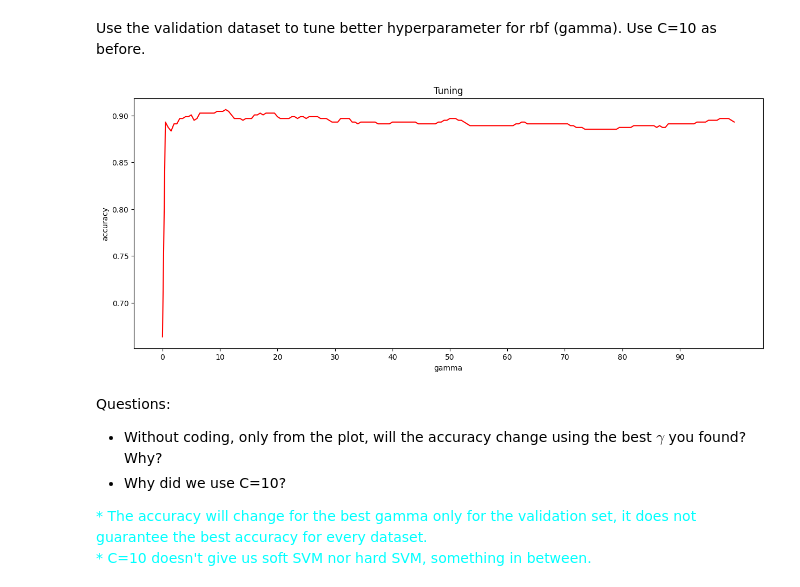
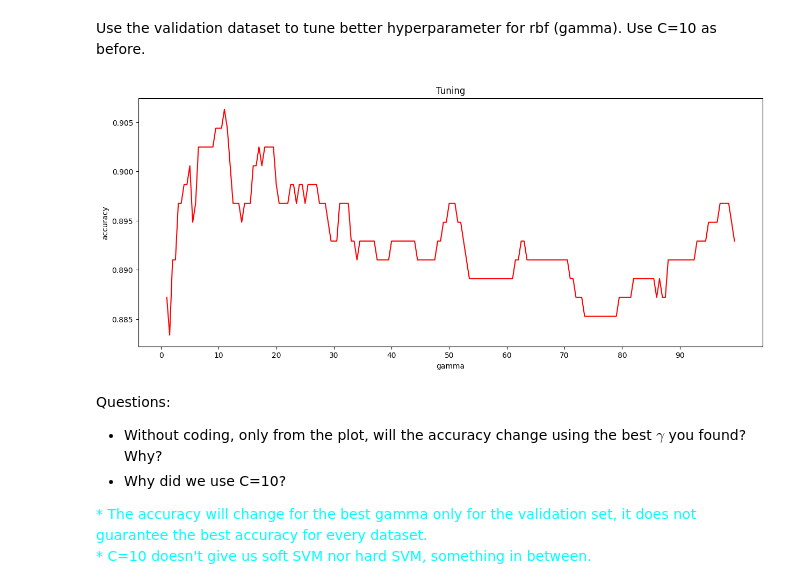
Before and after one commit to ordinary813/ordinaryLib, a Jupyter notebook: Machine learning/HW2/HW2.ipynb, the cells around one changed output. Cells and saved outputs as stored; diff of their text form; code cells hidden in the pictures.

```diff
--- a/Machine learning/HW2/HW2.ipynb
+++ b/Machine learning/HW2/HW2.ipynb
@@ -468,28 +468,27 @@ Use the validation dataset to tune better hyperparameter for rbf (gamma). Use C=
 # %%
 from sklearn.metrics import accuracy_score
 
-gammas = np.arange(0, 100, .5)
+gammas = np.arange(1, 100, .5)
 accs = []
 
 for gamma in gammas:
     model = SVC(kernel='rbf', gamma=gamma, C=10)
     model.fit(X_train, y_train)
     y_pred = model.predict(X_val)
     # calculate current accuracy
     acc = np.mean(y_val == y_pred)
-    # append to accuracy array
     accs.append(acc)
 
 
 plt.figure(figsize=(15,6))
 plt.plot(gammas, accs, color='red')
 plt.xlabel('gamma')
 plt.ylabel('accuracy')
 plt.title('Tuning')
 plt.xticks(np.arange(0,100,10))
 plt.show()
 # %% [output]
-[figure, old version]
+[figure, new version]
 # %% [markdown]
 Questions:
 - Without coding, only from the plot, will the accuracy change using the best $\gamma$ you found? Why?
```
Also changed, not shown: parts of 7 cells of this notebook, 1 other file.
